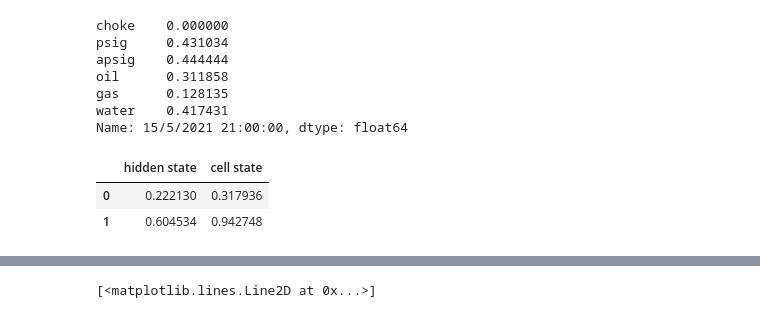
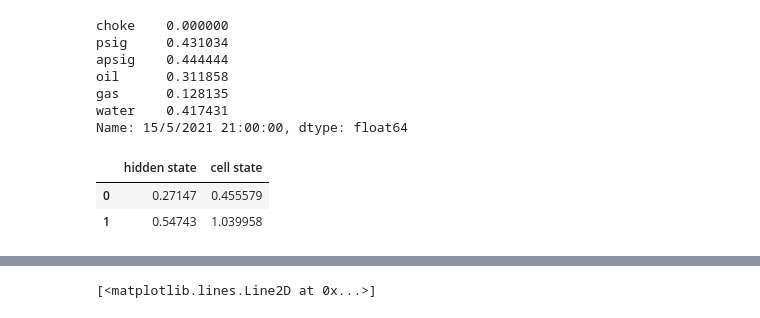
Before and after one commit to Dzyfhuba/lstm-prototype, a Jupyter notebook: app4.ipynb, the cells around one changed output, grey strips where cells are left out. Drawn from its saved outputs; the diff is of its cells as text; code cells hidden in the pictures.

```diff
--- a/app4.ipynb
+++ b/app4.ipynb
@@ -167,19 +207,18 @@ def simple_lstm_cell(inputs, h, c, Wf, Wi, Wc, Wo, bf, bi, bc, bo):
 # %%
-
 cell = pd.DataFrame([], columns=['hidden state', 'cell state'])
 # use function above
 cell0 = simple_lstm_cell(
     df_choke_38_normalized.iloc[0].values,
     0,
     0,
-    np.random.rand(6, 1),
-    np.random.rand(6, 1),
-    np.random.rand(6, 1),
-    np.random.rand(6, 1),
-    np.random.rand(1, 1),
-    np.random.rand(1, 1),
-    np.random.rand(1, 1),
-    np.random.rand(1, 1)
+    Wf,
+    Wi,
+    Wc,
+    Wo,
+    bf,
+    bi,
+    bc,
+    bo
 )
 
 # create function to simplify code above line 19 and 22
@@ -224,26 +263,26 @@ Name: 15/5/2021 21:00:00, dtype: float64
 # %%
 # cell 1
 cell1 = simple_lstm_cell(
     df_choke_38_normalized.iloc[1].values,
     cell[['hidden state']].iloc[0].values[0],
     cell[['cell state']].iloc[0].values[0],
-    np.random.rand(6, 1),
-    np.random.rand(6, 1),
-    np.random.rand(6, 1),
-    np.random.rand(6, 1),
-    np.random.rand(1, 1),
-    np.random.rand(1, 1),
-    np.random.rand(1, 1),
-    np.random.rand(1, 1)
+    Wf,
+    Wi,
+    Wc,
+    Wo,
+    bf,
+    bi,
+    bc,
+    bo
 )
 # cell1
 # # append the second cell to the cell DataFrame
 cell = cell_append(cell, cell1)
 cell
 # %% [output]
 |  | hidden state | cell state |
-| 0 | 0.222130 | 0.317936 |
-| 1 | 0.604534 | 0.942748 |
+| 0 | 0.27147 | 0.455579 |
+| 1 | 0.54743 | 1.039958 |
 # %%
 # what the result of that LSTM cell
 
```
Also changed, not shown: parts of 13 cells of this notebook, 3 other files.
